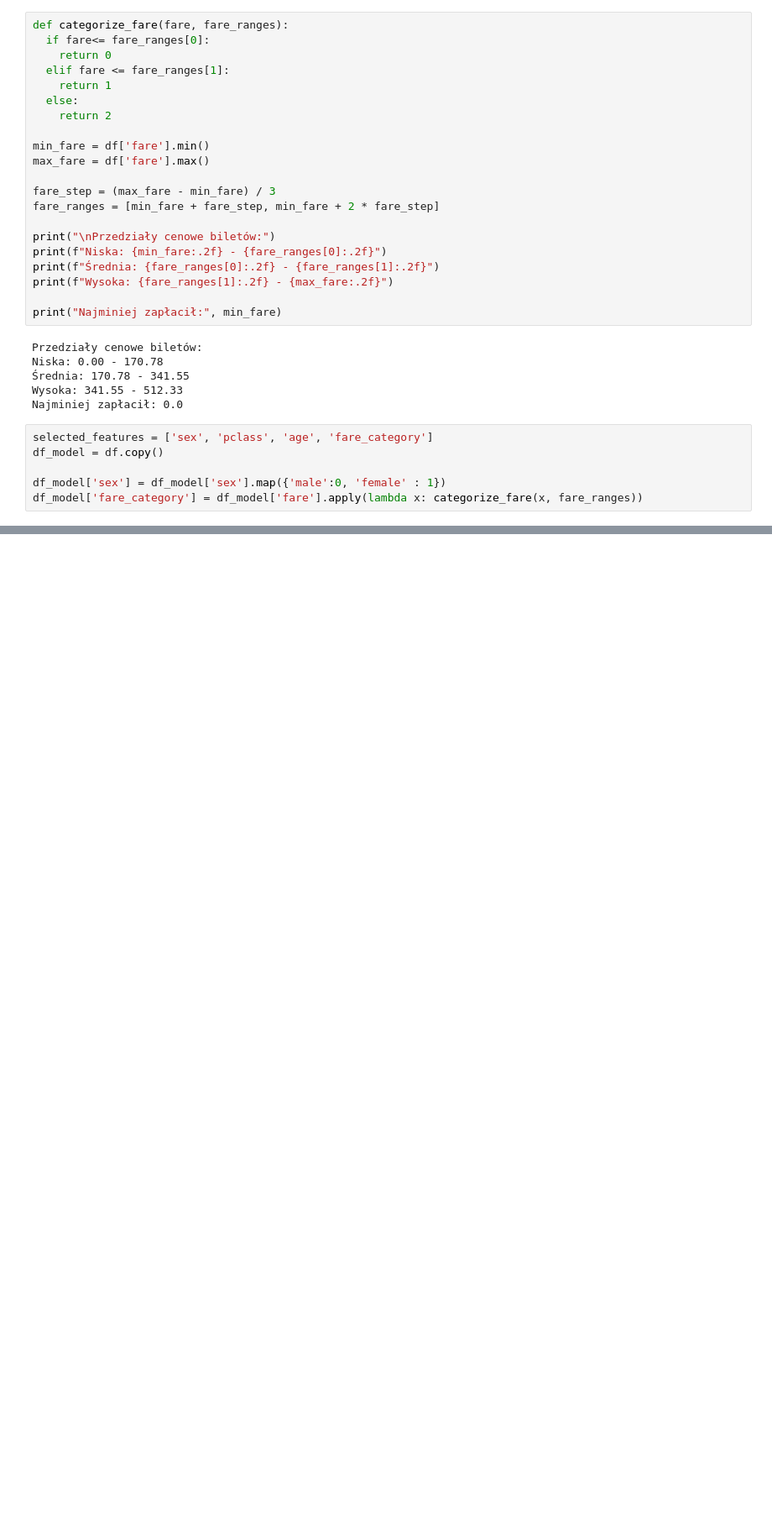
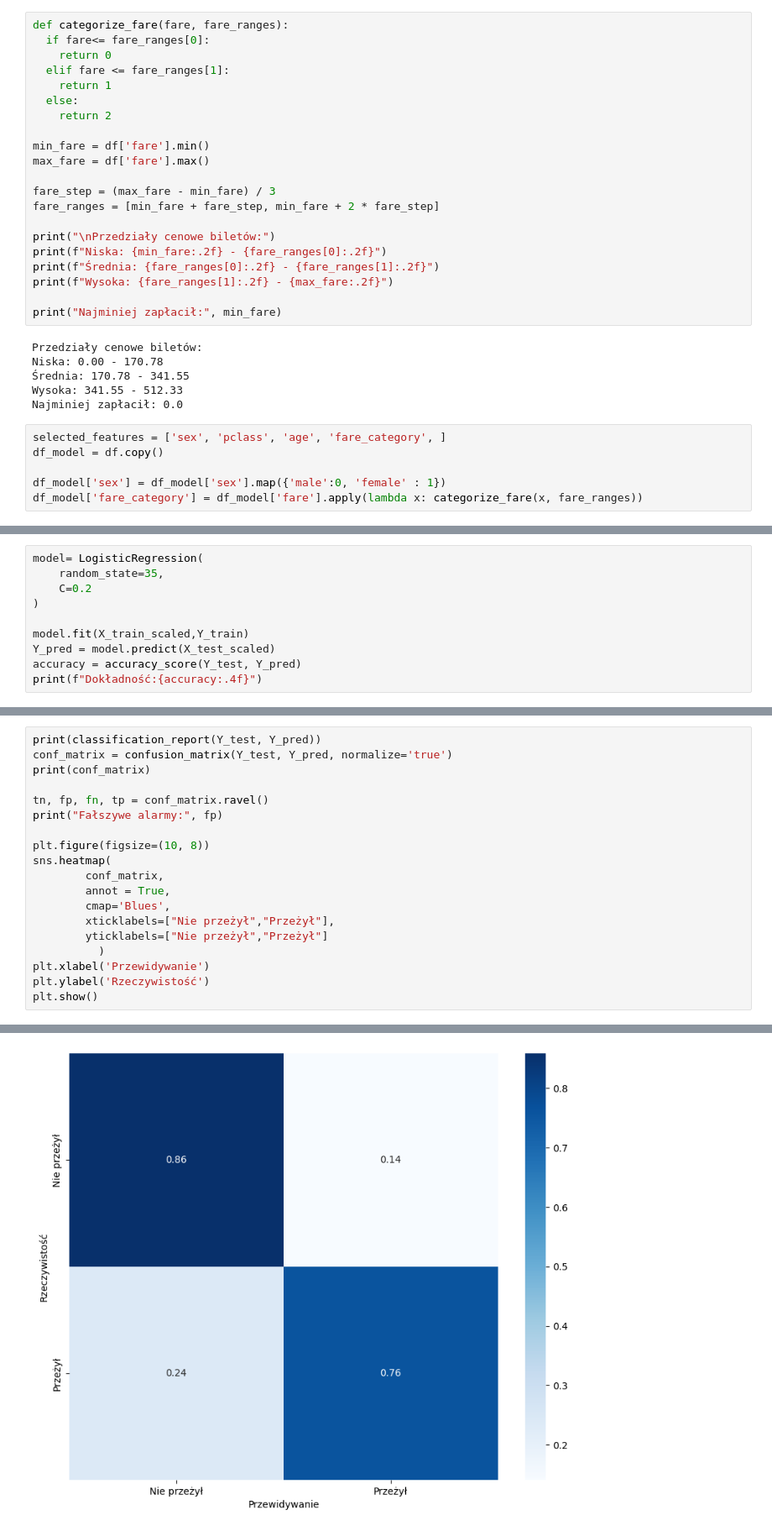
Before and after one commit to Huberthbt/Lekcja1, a Jupyter notebook: titanic.ipynb, the cells around one changed output, grey strips where cells are left out. Shown at 84% size. Saved outputs shown, nothing was run; the diff lists cells and outputs as text; blank space fills up the shorter version.

```diff
--- a/titanic.ipynb
+++ b/titanic.ipynb
@@ -87,7 +87,7 @@ Niska: 0.00 - 170.78
 Wysoka: 341.55 - 512.33
 Najminiej zapłacił: 0.0
 # %%
-selected_features = ['sex', 'pclass', 'age', 'fare_category']
+selected_features = ['sex', 'pclass', 'age', 'fare_category', ]
 df_model = df.copy()
 
 df_model['sex'] = df_model['sex'].map({'male':0, 'female' : 1})
@@ -100,3 +100,13 @@ X_train, X_test, Y_train, Y_test = train_test_split(X ,Y, test_size =0.2, random
 scaler = StandardScaler()
 X_train_scaled = scaler.fit_transform(X_train)
 X_test_scaled = scaler.transform(X_test)
+# %%
+model= LogisticRegression(
+    random_state=35,
+    C=0.2
+)
+
+model.fit(X_train_scaled,Y_train)
+Y_pred = model.predict(X_test_scaled)
+accuracy = accuracy_score(Y_test, Y_pred)
+print(f"Dokładność:{accuracy:.4f}")
@@ -102,0 +115,20 @@ X_test_scaled = scaler.transform(X_test)
+# %%
+print(classification_report(Y_test, Y_pred))
+conf_matrix = confusion_matrix(Y_test, Y_pred, normalize='true')
+print(conf_matrix)
+
+tn, fp, fn, tp = conf_matrix.ravel()
+print("Fałszywe alarmy:", fp)
+
+plt.figure(figsize=(10, 8))
+sns.heatmap(
+        conf_matrix,
+        annot = True,
+        cmap='Blues',
+        xticklabels=["Nie przeżył","Przeżył"],
+        yticklabels=["Nie przeżył","Przeżył"]
+          )
+plt.xlabel('Przewidywanie')
+plt.ylabel('Rzeczywistość')
+plt.show()
+# %% [output]
@@ -102,0 +147 @@ X_test_scaled = scaler.transform(X_test)
+[figure, added]
```
Also changed, not shown: parts of 4 cells of this notebook.
